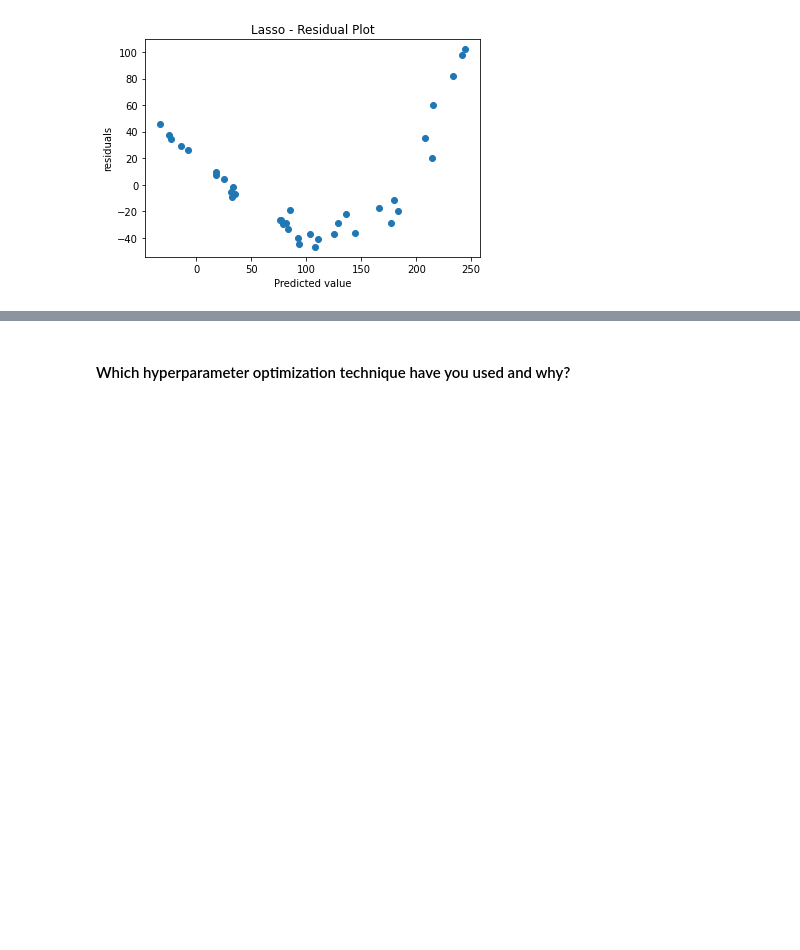
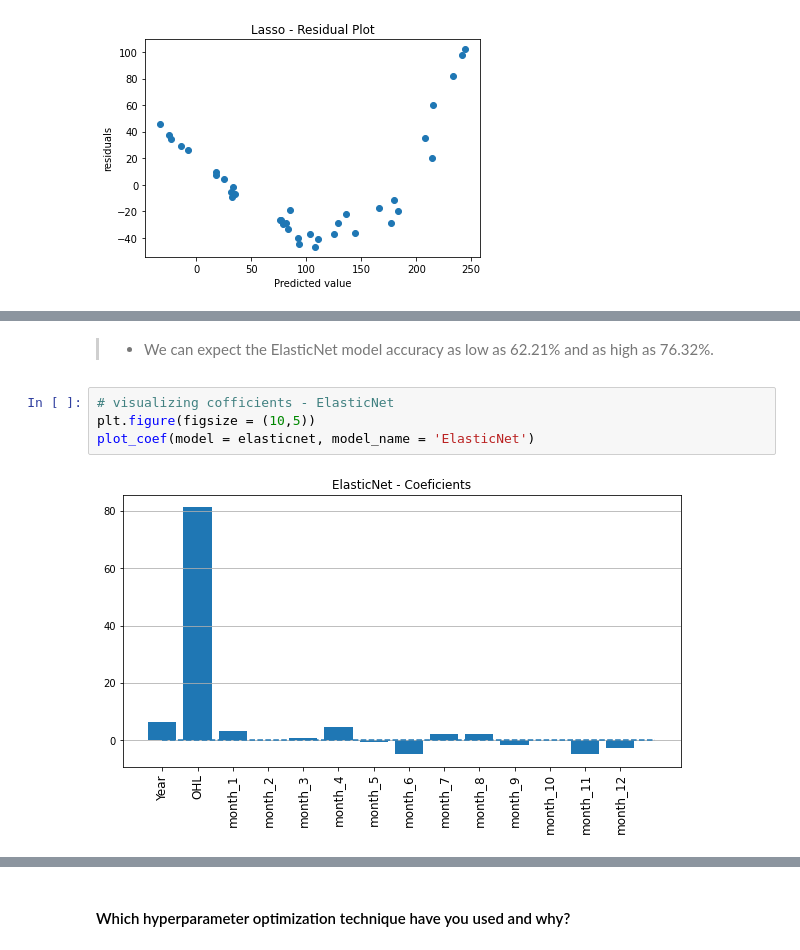
Before and after one commit to ashish-mali/Regression-Yes-Bank-Stock-Closing-Price-Prediction, a Jupyter notebook: Yes_Bank_Stock_Closing_Price_Prediction_Capstone_Project.ipynb, the cells around one changed output, grey strips where cells are left out. Saved outputs shown, nothing was run; the diff lists cells and outputs as text; blank space fills up the shorter version.

```diff
--- a/Yes_Bank_Stock_Closing_Price_Prediction_Capstone_Project.ipynb
+++ b/Yes_Bank_Stock_Closing_Price_Prediction_Capstone_Project.ipynb
@@ -2540,0 +2618,8 @@ check_homoscedasticity(model = lasso, model_name = 'Lasso')
+# %% [markdown]
+>* We can expect the ElasticNet model accuracy as low as 62.21% and as high as 76.32%.
+# %%
+# visualizing cofficients - ElasticNet
+plt.figure(figsize = (10,5))
+plot_coef(model = elasticnet, model_name = 'ElasticNet')
+# %% [output]
+[figure, added]
```
Also changed, not shown: parts of 15 cells of this notebook.
